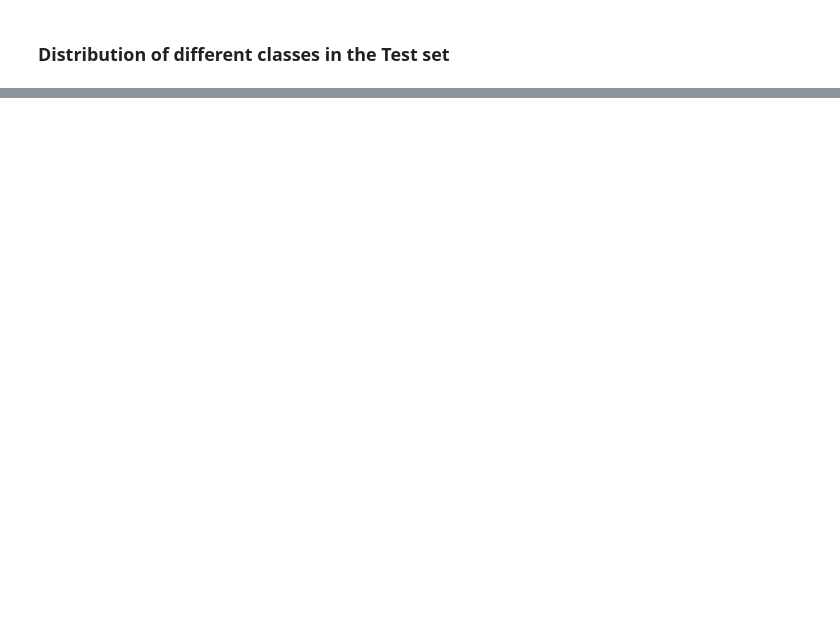
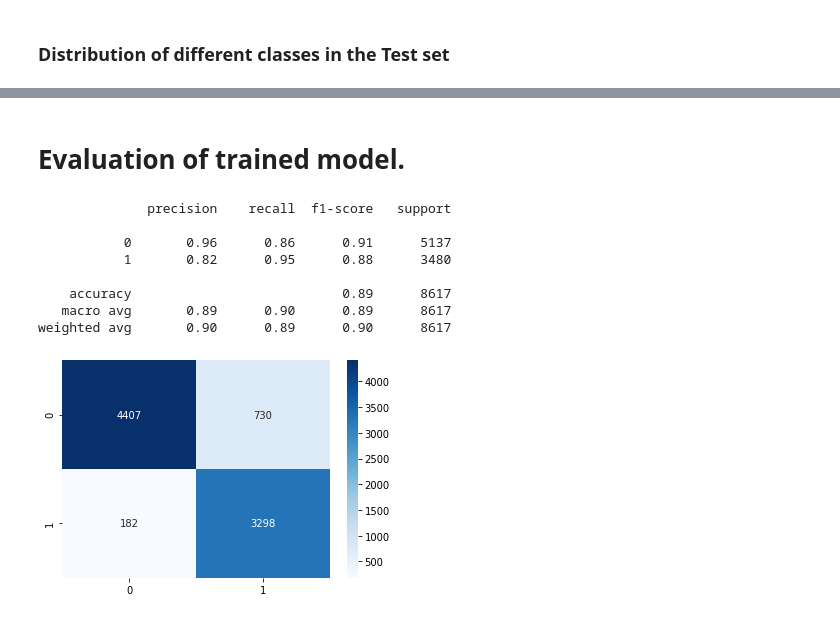
Before and after one commit to kunalgaurav18/CE888, a Jupyter notebook: Assignment2/CE888_Assignment2.ipynb, the cells around one changed output, grey strips where cells are left out. Drawn from its saved outputs; the diff is of its cells as text; code cells hidden in the pictures; blank space fills up the shorter version.

Commit message:
Minor changes
Comment correction and evaluation methods

```diff
--- a/Assignment2/CE888_Assignment2.ipynb
+++ b/Assignment2/CE888_Assignment2.ipynb
@@ -383,10 +390,24 @@ checkpoint = ModelCheckpoint('./{epoch:02d}_{val_accuracy:.04f}.h5',
 
 history = model.fit(train_generator, epochs=50, verbose=1,callbacks=[early_stop, checkpoint],
                   validation_data=test_generator)
+# %% [markdown]
+# Evaluation of trained model.
 # %%
 loaded_model = load_model('C://Users//kunal//Documents//Jupyter//CE888//models//test_acc_0.8988.h5')
 # %%
 loaded_model.evaluate(test_generator, verbose=1)
 pred = (loaded_model.predict(test_generator, verbose=1) > 0.5).astype("int32")
-print(confusion_matrix(test_generator.classes, pred.ravel()))
-print(classification_report(test_generator.classes, pred.ravel()))
+conf_mat = confusion_matrix(test_generator.classes, pred.ravel())
+# %%
+sns.heatmap(conf_mat,annot=True,cmap='Blues',fmt='d')
+print(classification_report(test_generator.classes, pred.ravel()))
+# %% [output]
+              precision    recall  f1-score   support
+
+           0       0.96      0.86      0.91      5137
+           1       0.82      0.95      0.88      3480
+
+    accuracy                           0.89      8617
+   macro avg       0.89      0.90      0.89      8617
+weighted avg       0.90      0.89      0.90      8617
+[figure, added]
```
Also changed, not shown: parts of 6 cells of this notebook.
